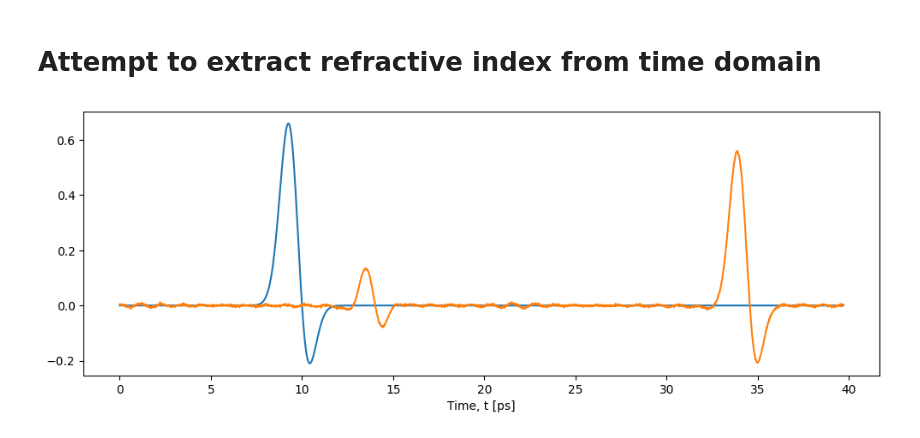
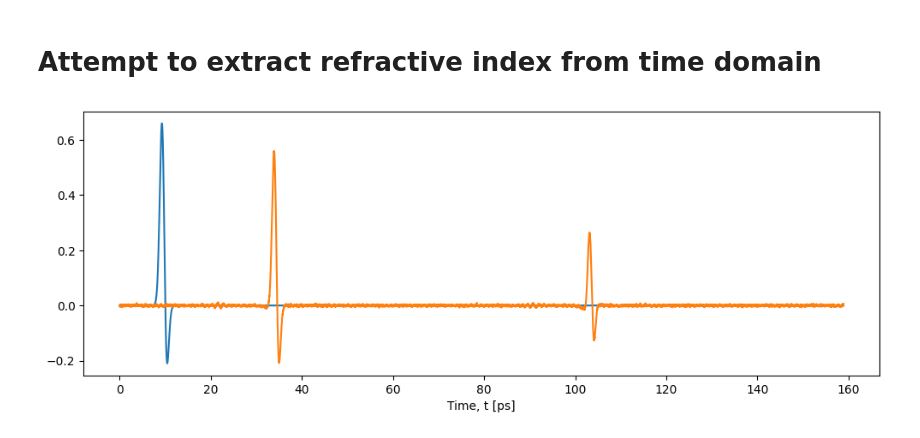
Before and after one commit to tls54/THz-TDS, a Jupyter notebook: Transfer Matrix Method/Time_domain_extraction.ipynb, the cells around one changed output. Cells and saved outputs as stored; diff of their text form; code cells hidden in the pictures.

```diff
--- a/Transfer Matrix Method/Time_domain_extraction.ipynb
+++ b/Transfer Matrix Method/Time_domain_extraction.ipynb
@@ -9,26 +9,26 @@ from Matrix_methods.TimeDomain_extractor import TimeDomainExtractor
 # %%
 # Define simulation parameters
 deltat = 0.0194e-12  # Time step
-L = 2**11  # Number of time points
+L = 2**13  # Number of time points
 
 # Generate reference pulse
 reference_pulse = simulate_reference(L, deltat)
 
 # Experimental material parameters (ground truth)
 material_params_exp = [(3.46+0.01j, 3 * 1e-3)]
 
 # Simulate the experimental data
 t_axis = np.arange(0, L * deltat, deltat)
 _, experimental_pulse = simulate_parallel(reference_pulse, material_params_exp, deltat, noise_level=0.002)
 experimental_pulse = experimental_pulse[:L]
 
 
 plt.figure(figsize=(12,4))
 plt.plot(t_axis*1e12, reference_pulse)
 plt.plot(t_axis*1e12, experimental_pulse.detach().cpu().numpy())
 plt.xlabel('Time, t [ps]')
 plt.show()
 # %% [output]
-[figure, old version]
+[figure, new version]
 # %%
 # Initial guesses
```
Also changed, not shown: parts of 5 cells of this notebook, 5 other files.
